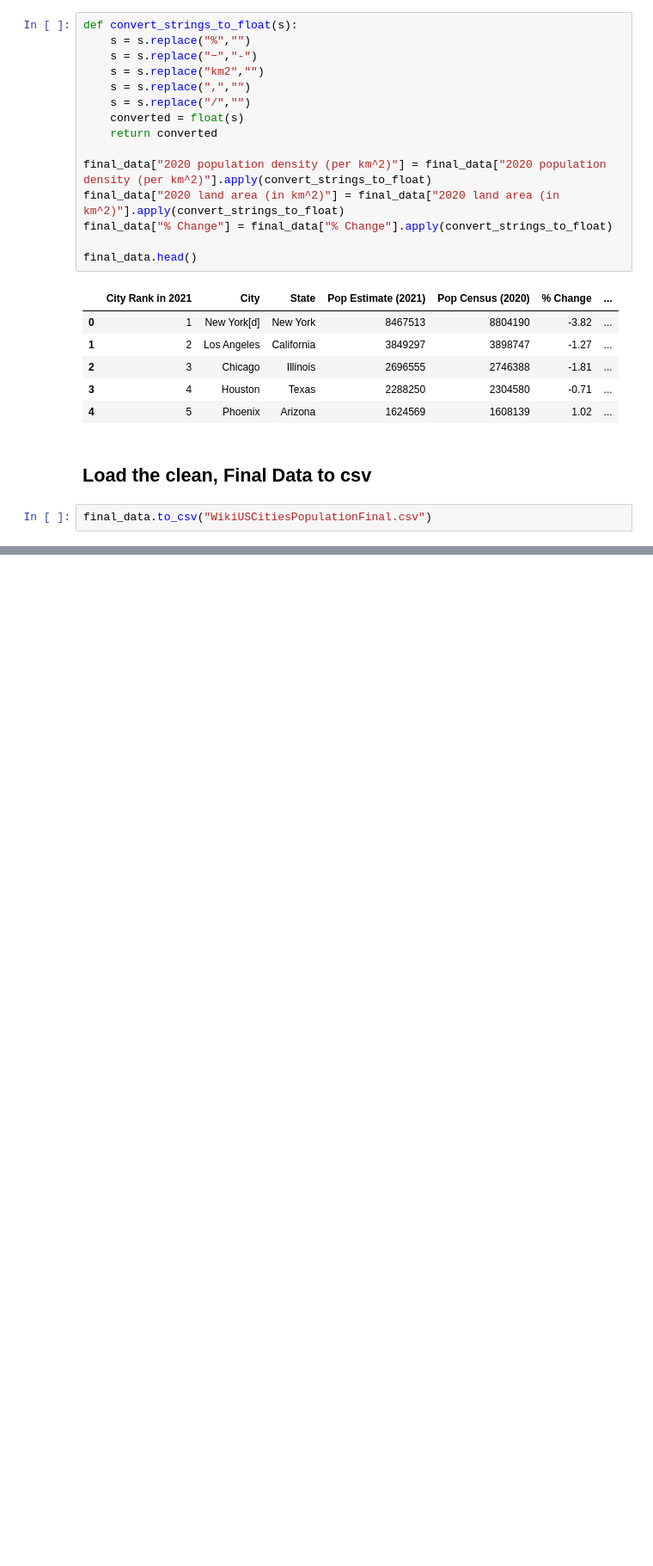
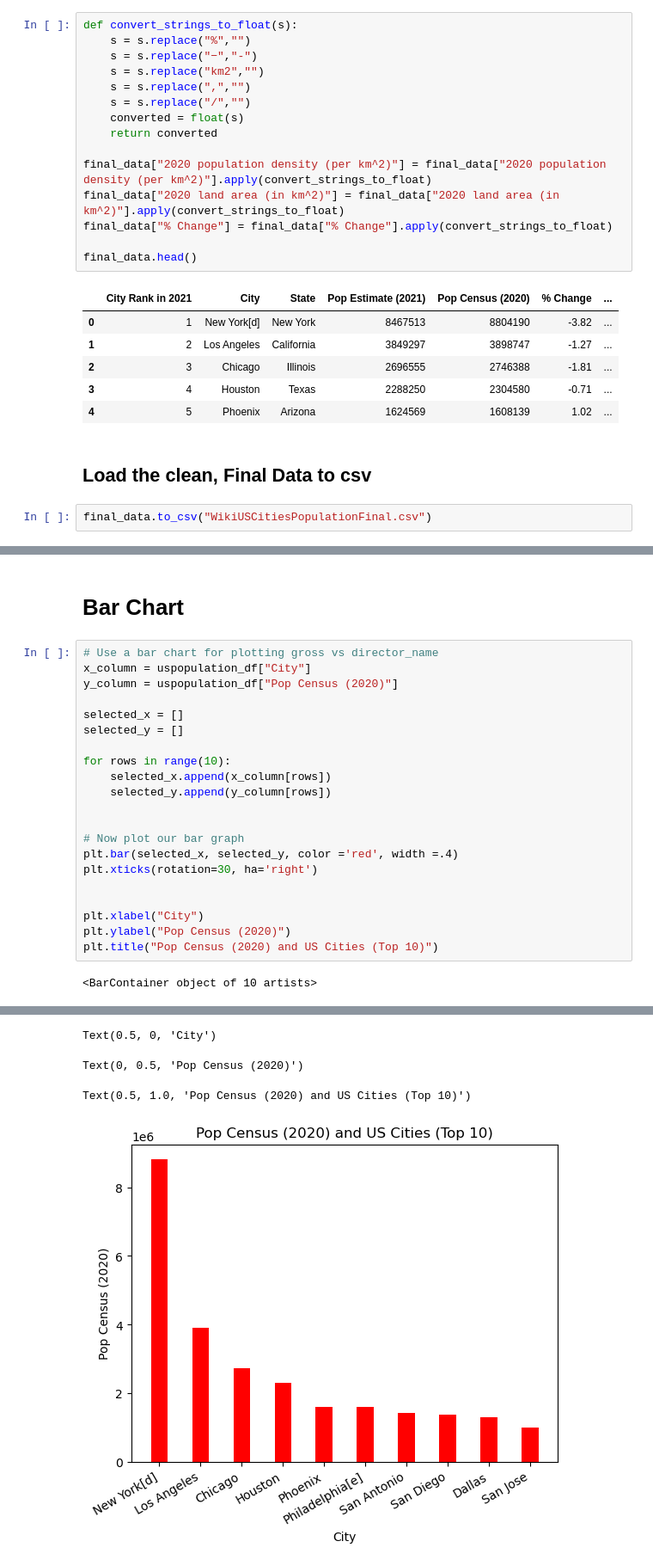
Before and after one commit to ZacharySoo01/I310D_DataCuration-Analysis, a Jupyter notebook: zks273_assignment7.ipynb, the cells around one changed output, grey strips where cells are left out. Shown at 86% size. Drawn from its saved outputs; the diff is of its cells as text; blank space fills up the shorter version.

```diff
--- a/zks273_assignment7.ipynb
+++ b/zks273_assignment7.ipynb
@@ -153,0 +216,25 @@ Name: % Change, dtype: float64
+# %% [markdown]
+# Bar Chart
+# %%
+# Use a bar chart for plotting gross vs director_name
+x_column = uspopulation_df["City"]
+y_column = uspopulation_df["Pop Census (2020)"]
+
+selected_x = []
+selected_y = []
+
+for rows in range(10):
+    selected_x.append(x_column[rows])
+    selected_y.append(y_column[rows])
+
+
+# Now plot our bar graph
+plt.bar(selected_x, selected_y, color ='red', width =.4)
+plt.xticks(rotation=30, ha='right')
+
+
+plt.xlabel("City")
+plt.ylabel("Pop Census (2020)")
+plt.title("Pop Census (2020) and US Cities (Top 10)")
+# %% [output]
+<BarContainer object of 10 artists>
@@ -153,0 +252,4 @@ Name: % Change, dtype: float64
+Text(0.5, 0, 'City')
+Text(0, 0.5, 'Pop Census (2020)')
+Text(0.5, 1.0, 'Pop Census (2020) and US Cities (Top 10)')
+[figure, added]
```
Also changed, not shown: parts of 14 cells of this notebook.
